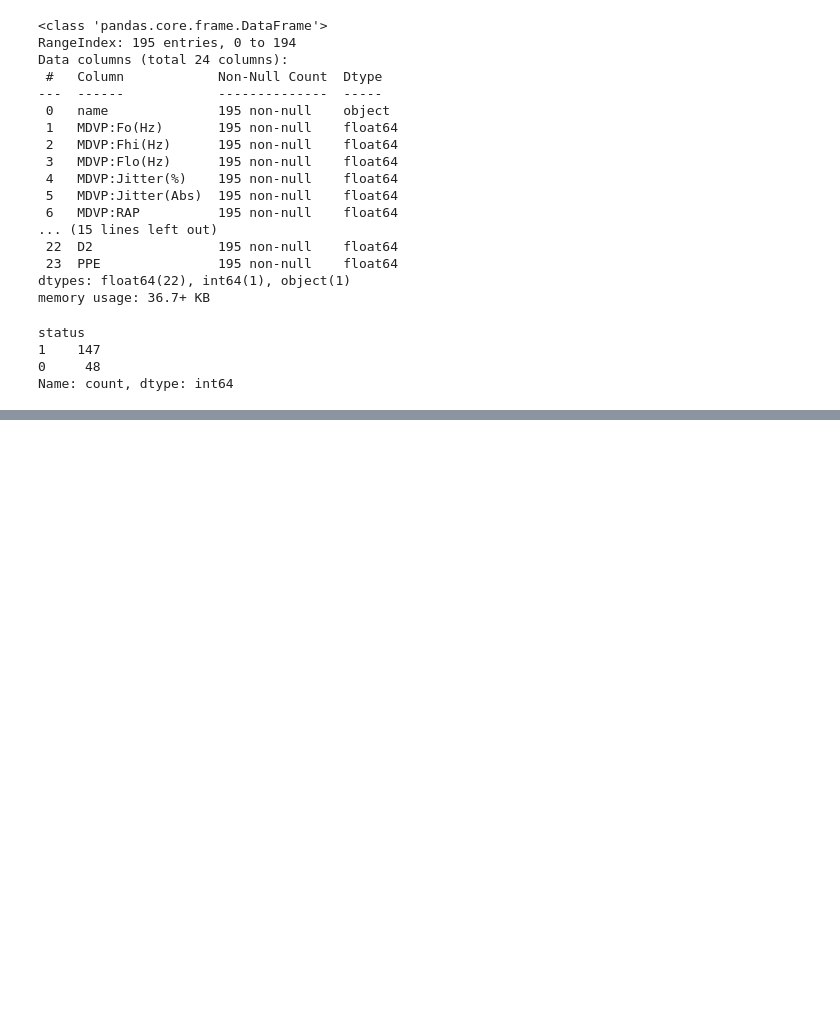
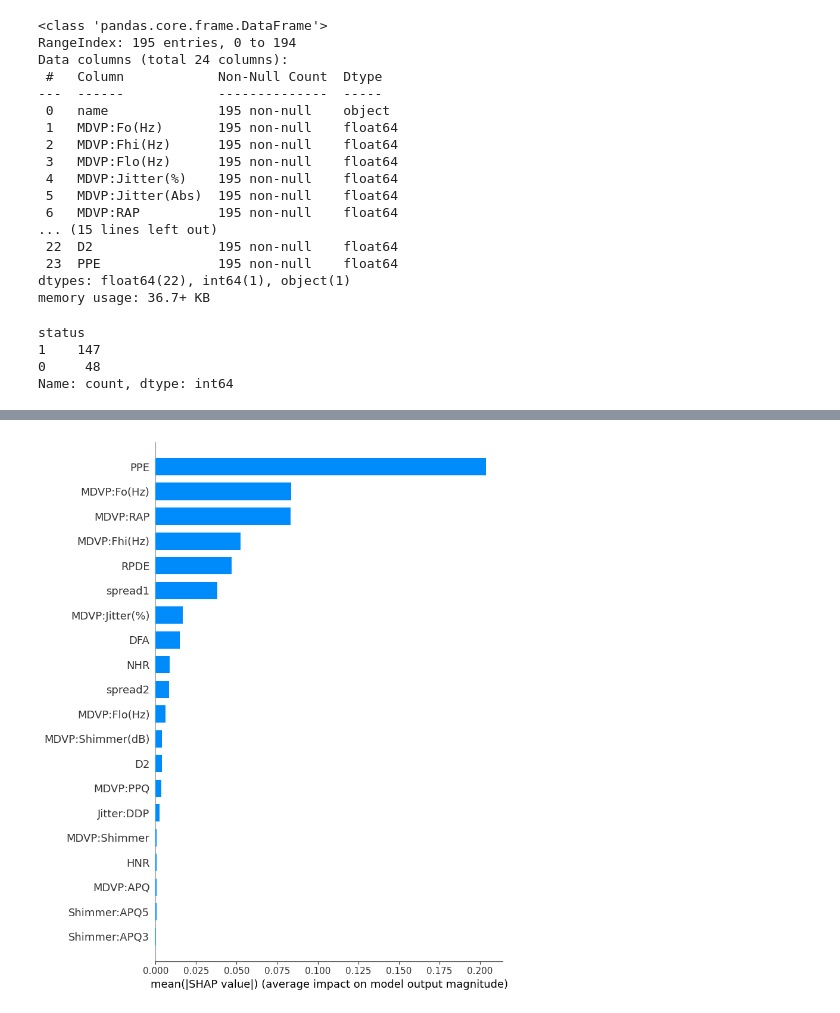
Before and after one commit to vyacheslav-ku/vkdanu, a Jupyter notebook: practical_task_2/task_2.ipynb, the cells around one changed output, grey strips where cells are left out. Cells and saved outputs as stored; diff of their text form; code cells hidden in the pictures; blank space fills up the shorter version.

```diff
--- a/practical_task_2/task_2.ipynb
+++ b/practical_task_2/task_2.ipynb
@@ -58,0 +67,4 @@ KeyError: "['status'] not found in axis"
+# %%
+xgbc = XGBClassifier()
+# %%
+xgbc.fit(X_train, y_train)
@@ -58,0 +87,7 @@ KeyError: "['status'] not found in axis"
+# %%
+from xgboost import train, DMatrix
+trainDmatrix = DMatrix(X_train, label=y_train) #, weight=traintest_sample_weight)
+validDmatrix = DMatrix(X_test, label=y_test) #, weight=valid_sample_weight)
+booster = train({'eval_metric': 'auc'}, trainDmatrix, num_boost_round=100,
+                evals=[(trainDmatrix,'train'), (validDmatrix, 'valid')], early_stopping_rounds=50,
+                verbose_eval=10)
@@ -58,0 +141,8 @@ KeyError: "['status'] not found in axis"
+# %%
+
+explainer = shap.TreeExplainer(booster)
+shap_values = explainer.shap_values(X_test)
+# %%
+shap.summary_plot(shap_values, X_test, plot_type="bar")
+# %% [output]
+[figure, added]
```
Also changed, not shown: parts of 25 cells of this notebook, 3 other files.
